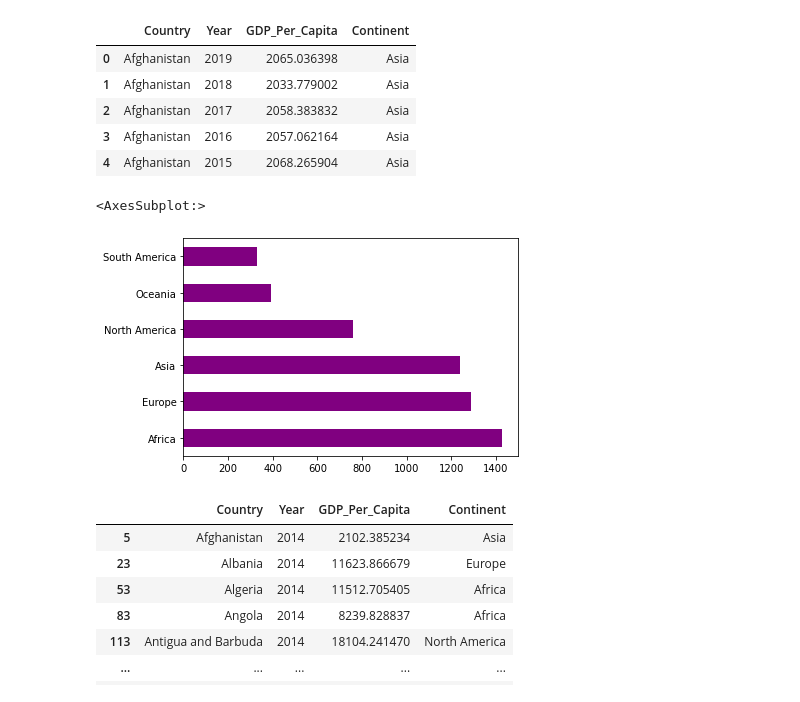
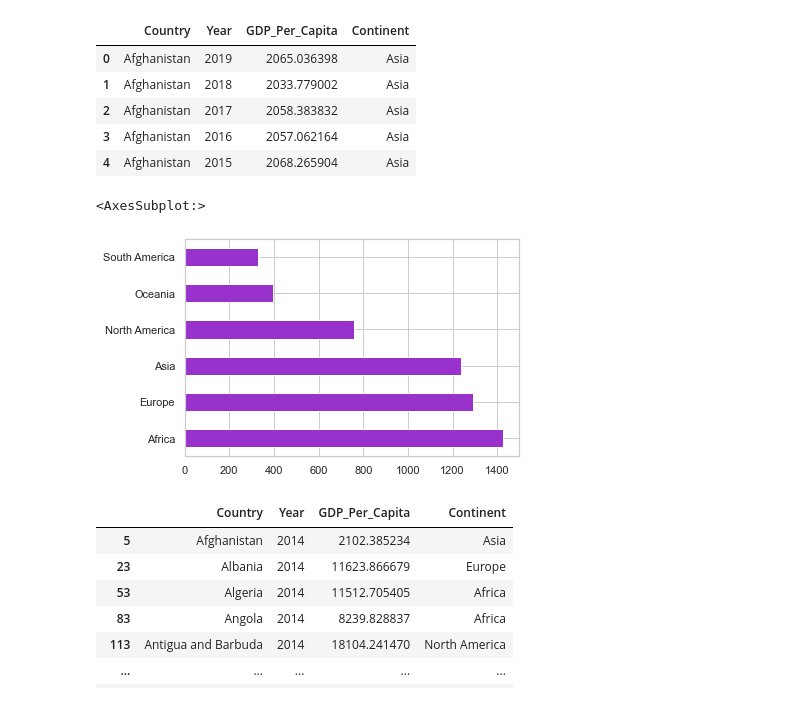
Before and after one commit to AlisonCG1/UN_practice_project, a Jupyter notebook: Notebooks/UN_DATA_EXPLORATION.ipynb, the cells around one changed output. Drawn from its saved outputs; the diff is of its cells as text; code cells hidden in the pictures.

```diff
--- a/Notebooks/UN_DATA_EXPLORATION.ipynb
+++ b/Notebooks/UN_DATA_EXPLORATION.ipynb
@@ -47,10 +47,9 @@ gdp_df[-6:]
 | 6869 | 2 | Excludes South Sudan after July 9... | NaN | NaN |
 # %%
 #Corrected read_csv
-gdp_df = pd.read_csv("../data/gdp_per_capita.csv", skipfooter = 2,
-                  engine = 'python')
+gdp_df = (
+    pd.read_csv("../data/gdp_per_capita.csv", skipfooter = 2, engine = 'python')
+    .drop(columns = "Value Footnotes")
+    .rename(columns = {'Country or Area':'Country', 'Value': 'GDP_Per_Capita'})
+)
-# %%
-gdp_df = gdp_df.drop(columns = "Value Footnotes")
-# %%
-gdp_df = gdp_df.rename(columns = {'Country or Area':'Country', 'Year':'Year', 'Value': 'GDP_Per_Capita'})
 # %%
@@ -73,2 +75,2 @@ print(gdp_df)
 # %%
-type(gdp_df)
+gdp_df['Year'] = gdp_df['Year'].astype(int)
@@ -284,10 +305,10 @@ gdp_df.head()
 | 4 | Afghanistan | 2015 | 2068.265904 | Asia |
 # %%
 #Number of countries per continent
-gdp_df['Continent'].value_counts().plot(kind='barh', color='purple')
+gdp_df['Continent'].value_counts().plot(kind='barh', color='darkorchid')
 # %% [output]
 <AxesSubplot:>
-[figure, old version]
+[figure, new version]
 # %%
 GDP_Per_Capita_2014 = gdp_df[gdp_df['Year']==2014]
 GDP_Per_Capita_2014
```
Also changed, not shown: parts of 56 cells of this notebook.
